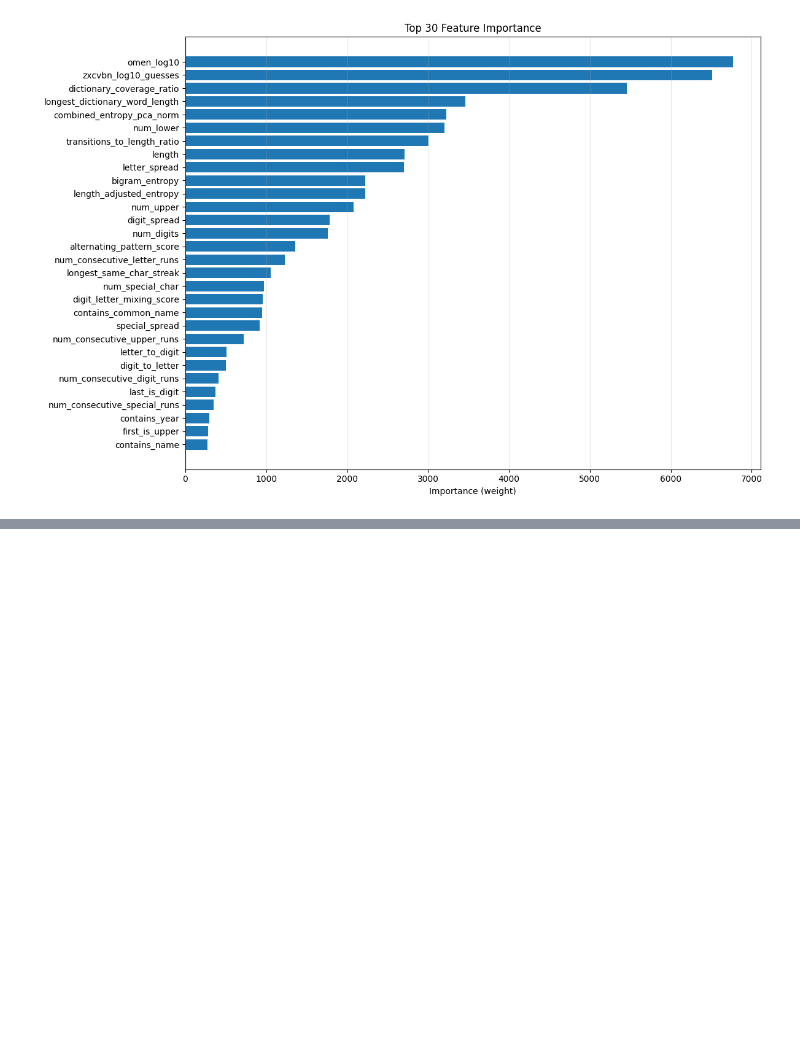
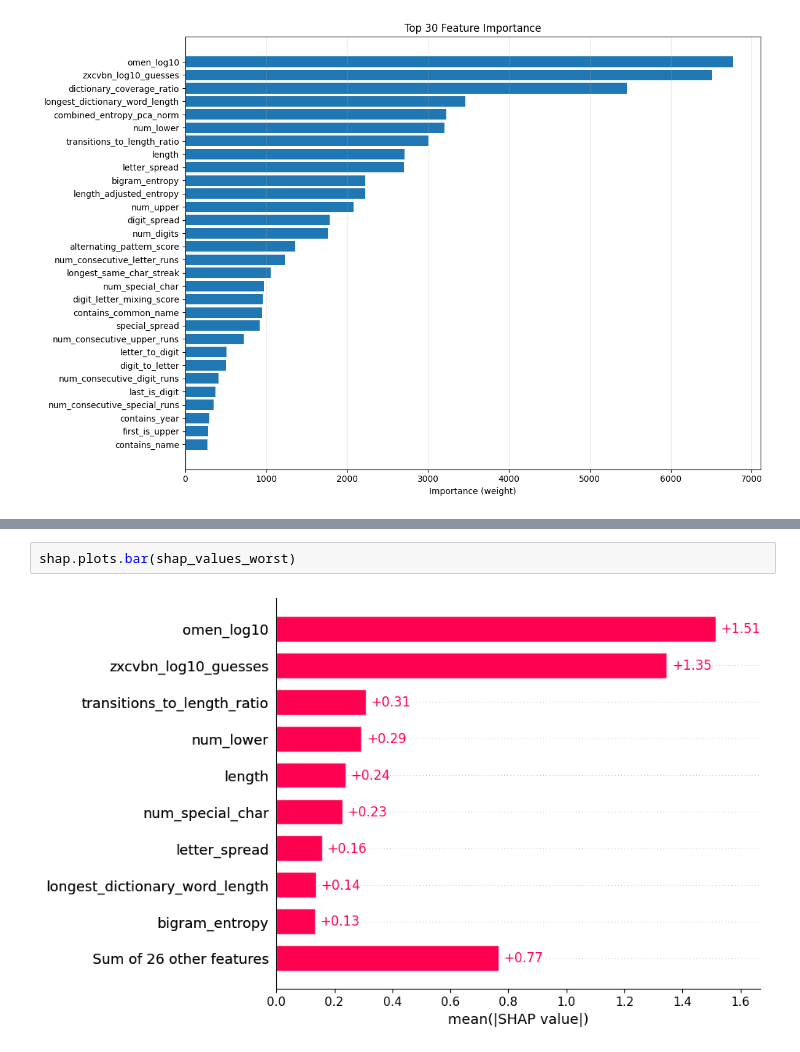
Before and after one commit to SW-PR-ORG/backend, a Jupyter notebook: training.ipynb, the cells around one changed output, grey strips where cells are left out. Cells and saved outputs as stored; diff of their text form; blank space fills up the shorter version.

```diff
--- a/training.ipynb
+++ b/training.ipynb
@@ -530,0 +560,4 @@ Check the generated PNG files for visualizations
+# %%
+shap.plots.bar(shap_values_worst)
+# %% [output]
+[figure, added]
```
Also changed, not shown: parts of 12 cells of this notebook.
